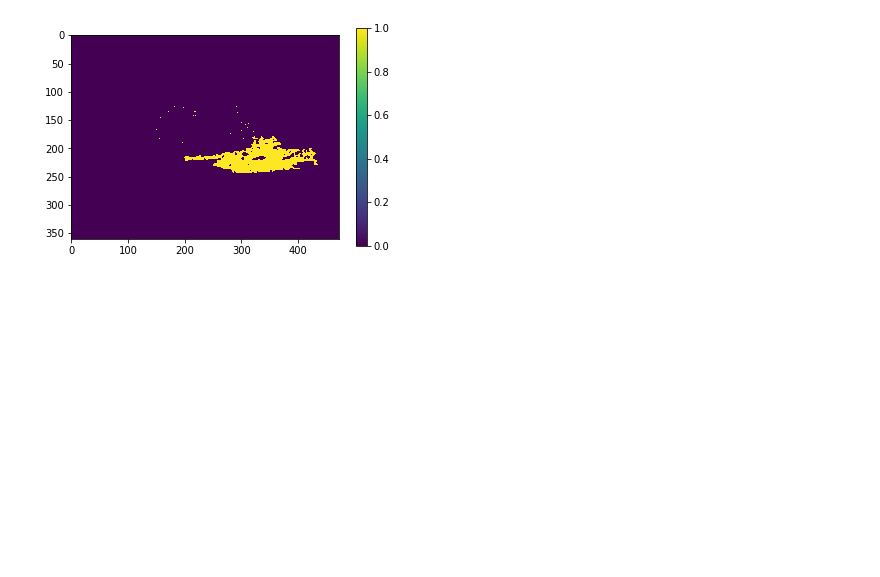
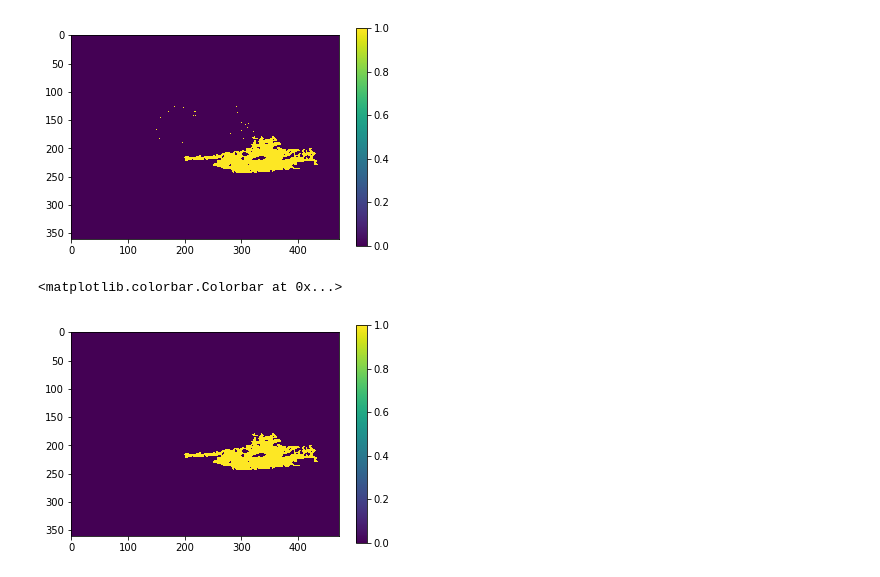
Before and after one commit to penn-ultrasound-research-laboratory/Deep-Ultrasound-Classification, a Jupyter notebook: _notebooks/LeakPluggingCary.ipynb, the cells around one changed output. Cells and saved outputs as stored; diff of their text form; code cells hidden in the pictures; blank space fills up the shorter version.

Commit message:
prune mask to radius done

```diff
--- a/_notebooks/LeakPluggingCary.ipynb
+++ b/_notebooks/LeakPluggingCary.ipynb
@@ -20,6 +20,10 @@ from src.constants.ultrasoundConstants import (
     FRAME_DEFAULT_ROW_CROP_FOR_SCAN_SELECTION,
     FRAME_DEFAULT_COL_CROP_FOR_SCAN_SELECTION
 )
+
+CONNECTIVITY = 4
+MIN_RADIUS = 1
+MAX_RADIUS = 20
 # %%
 def absolute_max(ndarray):
     return np.max(ndarray.flatten())
@@ -84,6 +88,16 @@ def max_interior_radius(low, high, mask):
             low = mid + 1
 
     return mid
+# %%
+def prune_mask_to_kernel_radius(mask, radius):
+    pruned_mask = np.zeros(mask.shape, np.uint8)
+    nlabels, labeled = cv2.connectedComponents(mask, CONNECTIVITY)
+    for l in range(1, nlabels):
+        component = (labeled == l).astype(np.uint8)
+        if max_interior_radius(MIN_RADIUS, MAX_RADIUS, component) >= radius:
+            pruned_mask += component
+
+    return pruned_mask
 # %% [markdown]
 ### Load frame from file
 # %%
@@ -179,3 +193,10 @@ plt.colorbar()
 # %% [output]
 <matplotlib.colorbar.Colorbar at 0x...>
 [figure]
+# %%
+test = radius_1 - radius_2
+plt.imshow(prune_mask_to_kernel_radius(test, 2))
+plt.colorbar()
+# %% [output]
+<matplotlib.colorbar.Colorbar at 0x...>
+[figure, added]
```
